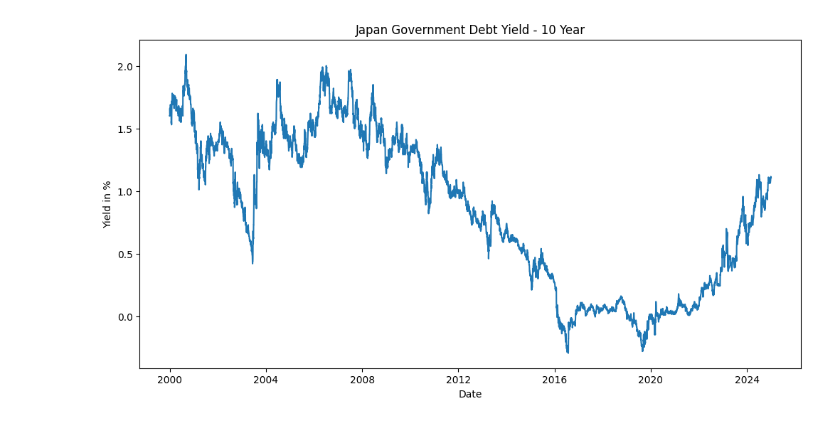
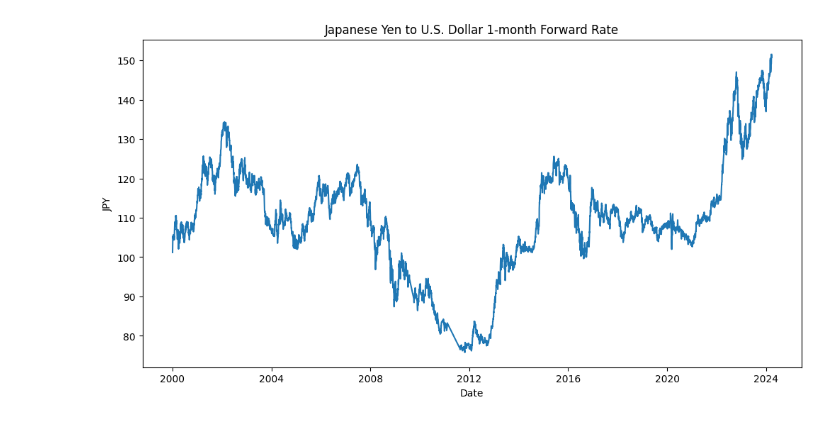
Before and after one commit to alexzheng123/EC331-project, a Jupyter notebook: code/data_cleansing.ipynb, the cells around one changed output. Drawn from its saved outputs; the diff is of its cells as text; code cells hidden in the pictures.

```diff
--- a/code/data_cleansing.ipynb
+++ b/code/data_cleansing.ipynb
@@ -109,0 +89,6 @@ Japan_IR
+# %%
+jpy_1m_forward_rate = wrangle("/Users/alexzheng/Developer/GitHub/EC331-project/data/jpy_1m_forward_rate.csv",
+                   "Date",
+                   "Close")
+
+jpy_1m_forward_rate
@@ -110,8 +110,8 @@ Japan_IR
 # %%
 plt.figure(figsize=(12, 6))
-plt.plot(Japan_IR.index, Japan_IR['Japan Government Debt - 10 Year'])
+plt.plot(jpy_1m_forward_rate.index, jpy_1m_forward_rate['Close'])
 plt.xlabel('Date')
-plt.ylabel('Yield in %')
-plt.title("Japan Government Debt Yield - 10 Year");
+plt.ylabel('JPY')
+plt.title("Japanese Yen to U.S. Dollar 1-month Forward Rate");
 # %% [output]
-[figure, old version]
+[figure, new version]
```
Also changed, not shown: parts of 23 cells of this notebook, 18 other files.
